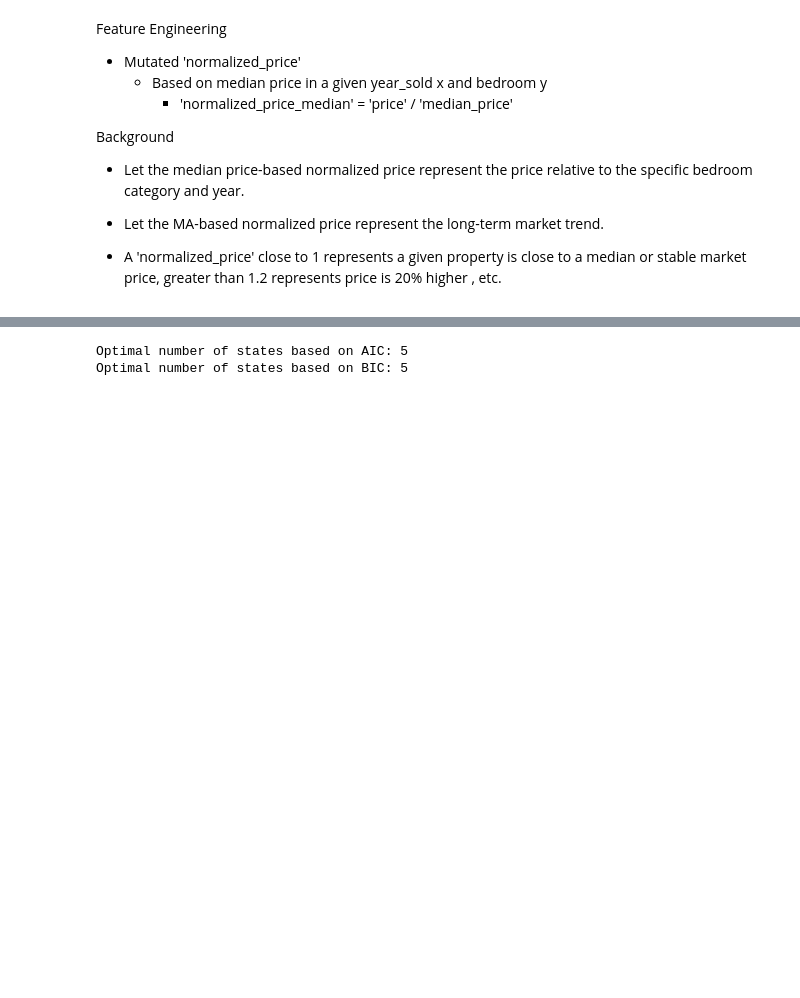
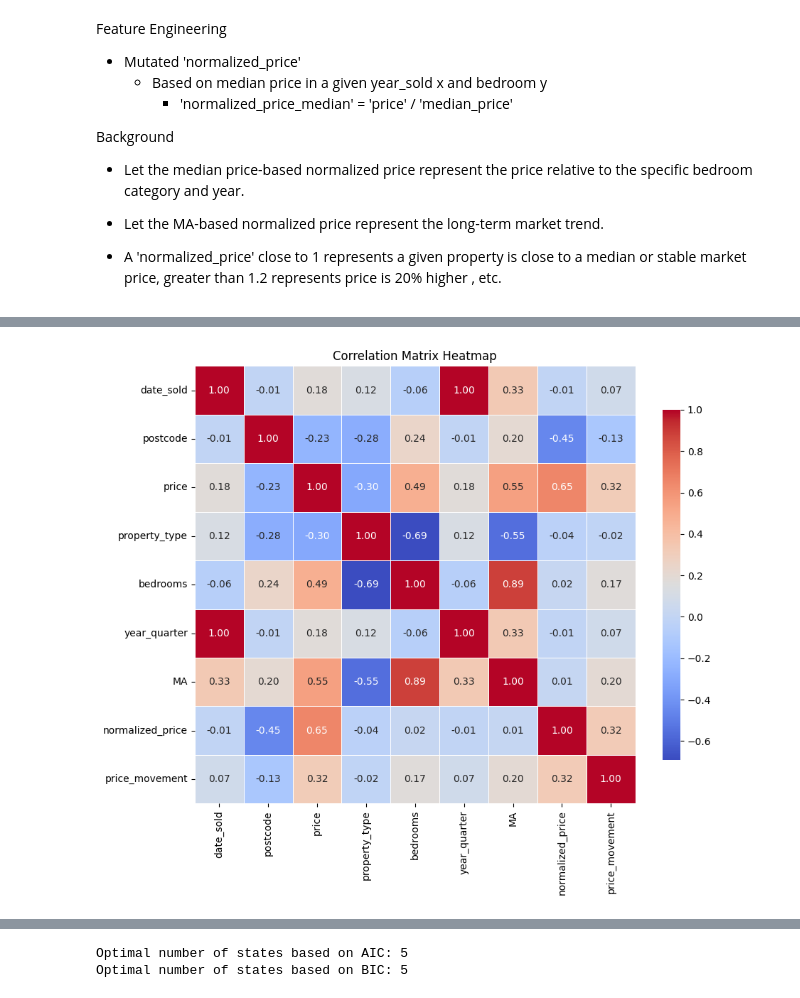
Before and after one commit to gracesosa/RealEstate_TrendClassification, a Jupyter notebook: Notebooks/DataPreprocessing2.ipynb, the cells around one changed output, grey strips where cells are left out. Saved outputs shown, nothing was run; the diff lists cells and outputs as text; code cells hidden in the pictures; blank space fills up the shorter version.

```diff
--- a/Notebooks/DataPreprocessing2.ipynb
+++ b/Notebooks/DataPreprocessing2.ipynb
@@ -177,29 +162,0 @@ len(aggregated_df)'''
-# %%
-import pandas as pd
-
-# Ensure 'date_sold' is in datetime format
-#merged_df['date_sold'] = pd.to_datetime(merged_df['date_sold'])
-
-# Create 'year_quarter' column based on 'date_sold'
-#merged_df['year_quarter'] = merged_df['date_sold'].dt.to_period('Q')
-
-# Sort by 'year_quarter' to calculate price change over time
-merged_df = merged_df.sort_values(by=['year_quarter'])
-
-# Calculate price change percentage by quarter
-merged_df['price_change'] = round(merged_df.groupby('year_quarter')['price'].pct_change() * 100, 2)  # price_change in %
-
-# Define thresholds for movement classification (increase, stable, decrease)
-threshold = 1  # Define a threshold percentage (e.g., 1% increase or decrease)
-merged_df['price_movement'] = merged_df['price_change'].apply(
-    lambda x: 0 if x < -threshold else (1 if abs(x) <= threshold else 2)
-)
-
-# Add a column for year for convenience if needed
-merged_df['year'] = merged_df['date_sold'].dt.year
-
-merged_df = merged_df[['MA', 'bedrooms','date_sold', 'price', 'normalized_price', 'year_quarter', 'price_change', 'price_movement']].dropna()
-
-
-# Merge back into merged_df or keep them for further analysis
-merged_df
@@ -220,2 +163,18 @@ merged_df
+# %%
+corr_matrix = merged_df[['date_sold', 'postcode', 'price', 'property_type', 'bedrooms', 'year_quarter', 'MA', 'normalized_price', 'price_movement']].corr()
+
+# Set the size of the plot
+plt.figure(figsize=(10, 8))
+
+# Create the heatmap with annotations and a color map (e.g., 'coolwarm')
+sns.heatmap(corr_matrix, annot=True, cmap='coolwarm', fmt='.2f', linewidths=0.5, cbar_kws={'shrink': .8})
+
+# Add a title
+plt.title('Correlation Matrix Heatmap')
+
+# Display the heatmap
+plt.show()
+# %% [output]
+[figure, added]
 # %%
 # Define your features (X) and target (y)
```
Also changed, not shown: parts of 25 cells of this notebook.
